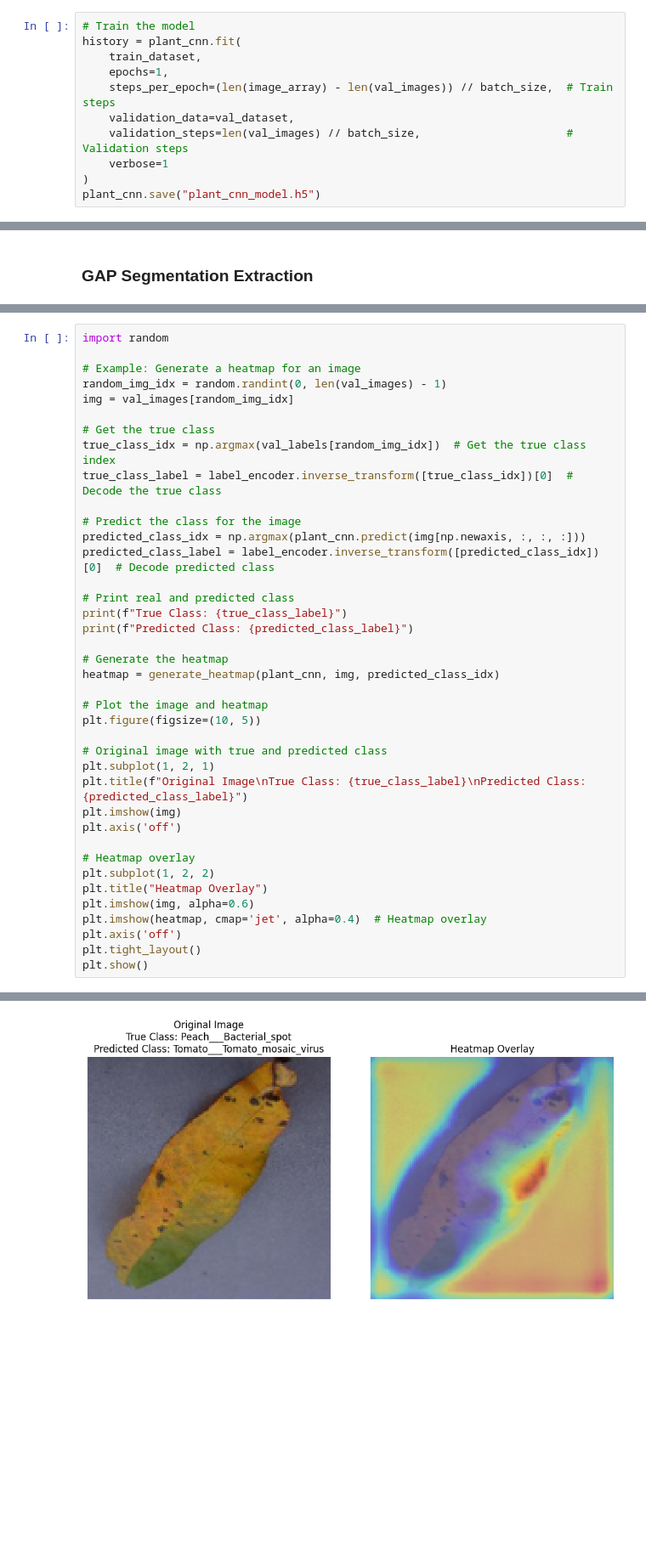
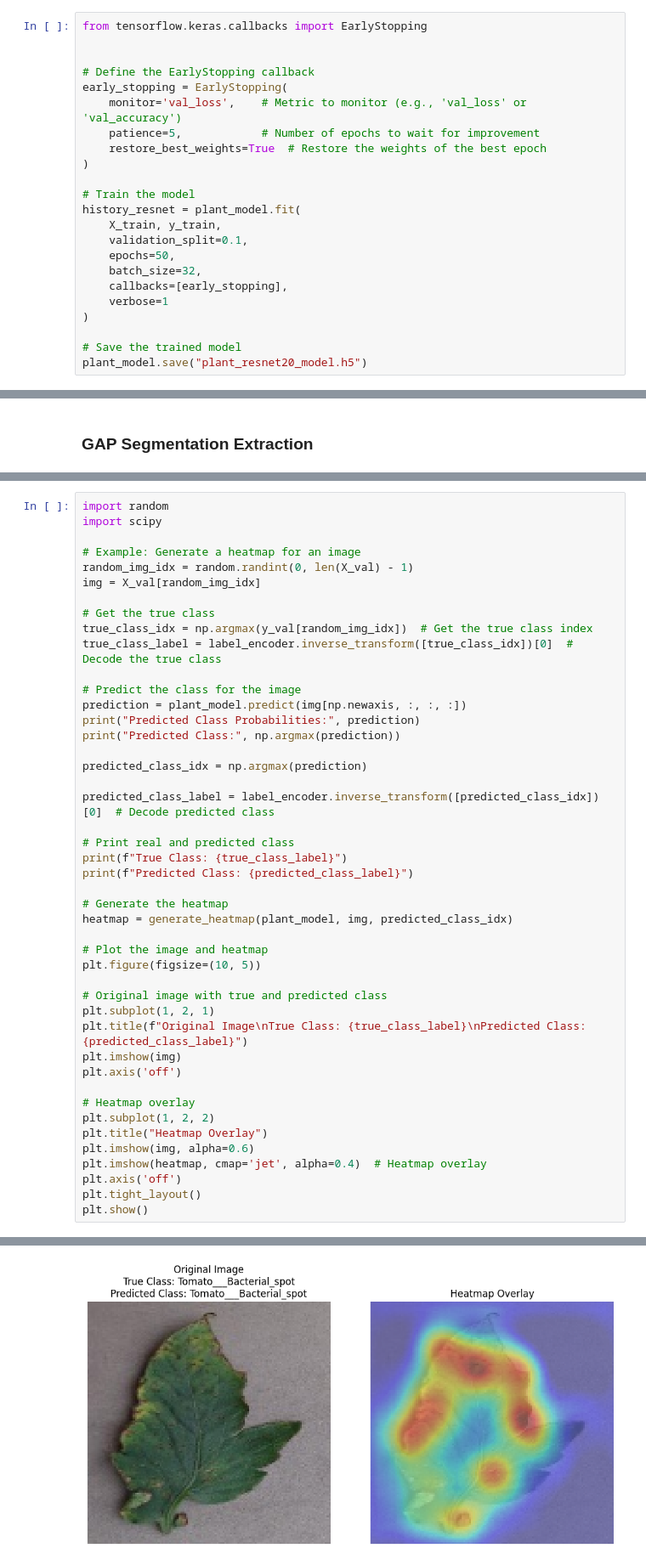
Before and after one commit to PhilipFelizarta/AAI-521-Final, a Jupyter notebook: model_test.ipynb, the cells around one changed output, grey strips where cells are left out. Shown at 85% size. Drawn from its saved outputs; the diff is of its cells as text; blank space fills up the shorter version.

```diff
--- a/model_test.ipynb
+++ b/model_test.ipynb
@@ -174,13 +268,25 @@ Non-trainable params: 2,816
 __________________________________________________________________________________________________
 # %%
+from tensorflow.keras.callbacks import EarlyStopping
+
+
+# Define the EarlyStopping callback
+early_stopping = EarlyStopping(
+    monitor='val_loss',    # Metric to monitor (e.g., 'val_loss' or 'val_accuracy')
+    patience=5,            # Number of epochs to wait for improvement
+    restore_best_weights=True  # Restore the weights of the best epoch
+)
+
 # Train the model
-history = plant_cnn.fit(
-    train_dataset,
-    epochs=1,
-    steps_per_epoch=(len(image_array) - len(val_images)) // batch_size,  # Train steps
-    validation_data=val_dataset,
-    validation_steps=len(val_images) // batch_size,                      # Validation steps
+history_resnet = plant_model.fit(
+    X_train, y_train,
+    validation_split=0.1,
+    epochs=50,
+    batch_size=32,
+    callbacks=[early_stopping],
     verbose=1
 )
-plant_cnn.save("plant_cnn_model.h5")
+
+# Save the trained model
+plant_model.save("plant_resnet20_model.h5")
 # %% [output]
@@ -264,16 +398,22 @@ def generate_heatmap(model, img, class_idx):
 # %%
 import random
+import scipy
 
 # Example: Generate a heatmap for an image
-random_img_idx = random.randint(0, len(val_images) - 1)
-img = val_images[random_img_idx]
+random_img_idx = random.randint(0, len(X_val) - 1)
+img = X_val[random_img_idx]
 
 # Get the true class
-true_class_idx = np.argmax(val_labels[random_img_idx])  # Get the true class index
+true_class_idx = np.argmax(y_val[random_img_idx])  # Get the true class index
 true_class_label = label_encoder.inverse_transform([true_class_idx])[0]  # Decode the true class
 
 # Predict the class for the image
-predicted_class_idx = np.argmax(plant_cnn.predict(img[np.newaxis, :, :, :]))
+prediction = plant_model.predict(img[np.newaxis, :, :, :])
+print("Predicted Class Probabilities:", prediction)
+print("Predicted Class:", np.argmax(prediction))
+
+predicted_class_idx = np.argmax(prediction)
+
 predicted_class_label = label_encoder.inverse_transform([predicted_class_idx])[0]  # Decode predicted class
 
 # Print real and predicted class
@@ -281,7 +421,7 @@ print(f"True Class: {true_class_label}")
 print(f"Predicted Class: {predicted_class_label}")
 
 # Generate the heatmap
-heatmap = generate_heatmap(plant_cnn, img, predicted_class_idx)
+heatmap = generate_heatmap(plant_model, img, predicted_class_idx)
 
 # Plot the image and heatmap
 plt.figure(figsize=(10, 5))
@@ -308,2 +457,2 @@ Predicted Class: Tomato___Tomato_mosaic_virus
 Shape of last_conv_output: (1, 32, 32, 128)
-[figure, old version]
+[figure, new version]
```
Also changed, not shown: parts of 13 cells of this notebook, 3 other files.
